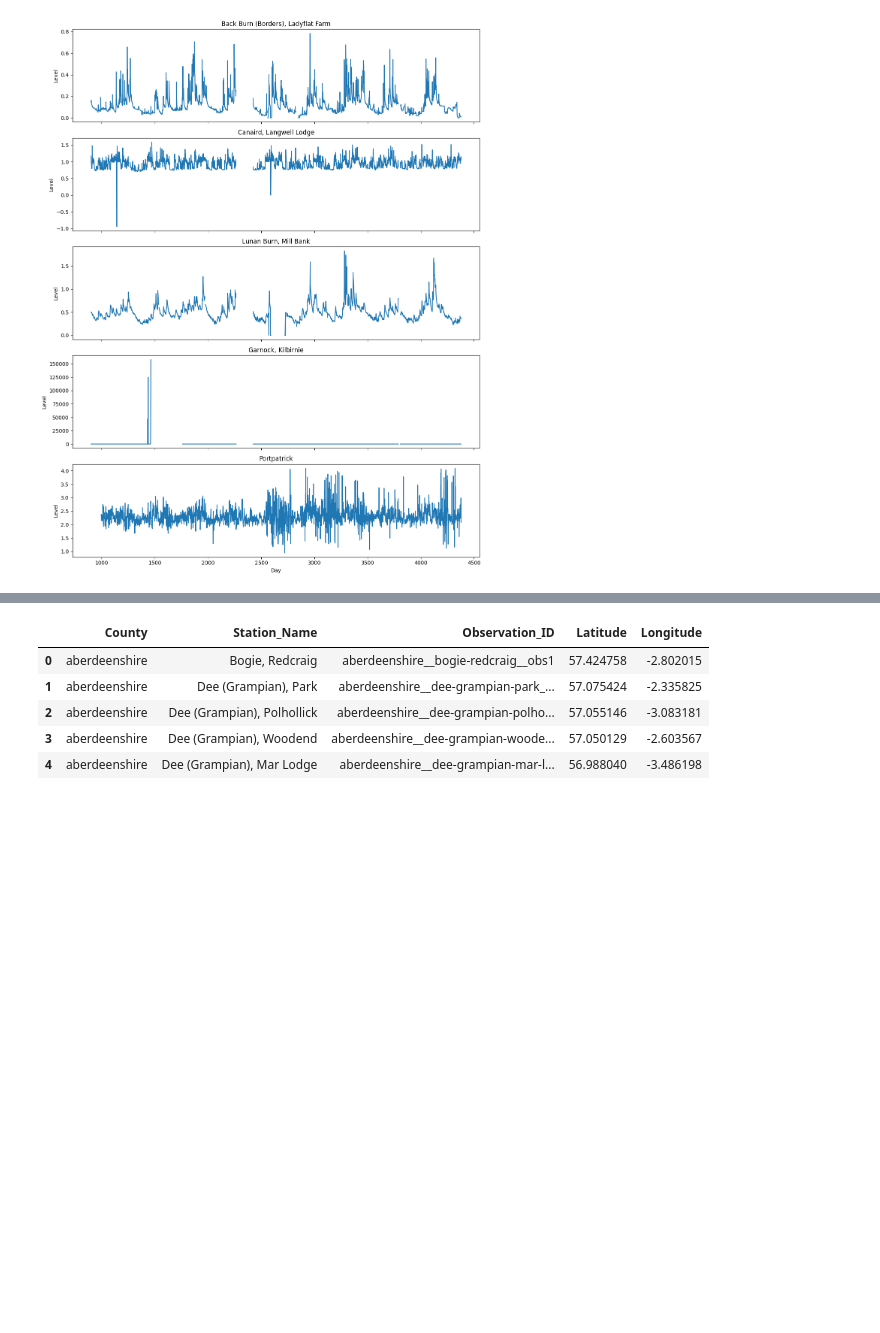
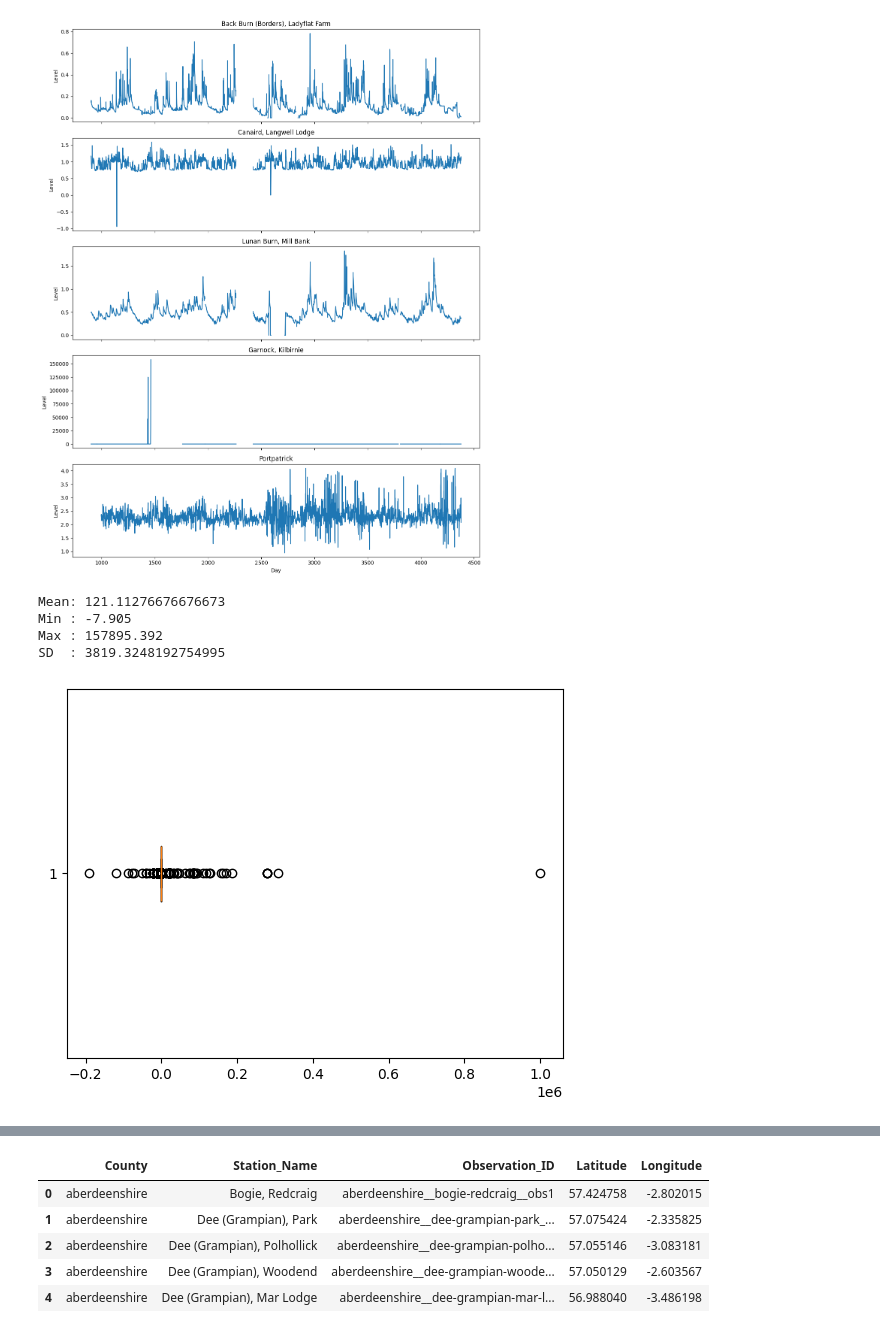
Before and after one commit to B318786-2026/Machine-learning-project, a Jupyter notebook: project.ipynb, the cells around one changed output, grey strips where cells are left out. Saved outputs shown, nothing was run; the diff lists cells and outputs as text; code cells hidden in the pictures; blank space fills up the shorter version.

```diff
--- a/project.ipynb
+++ b/project.ipynb
@@ -133,3 +133,29 @@ plt.tight_layout()
 plt.show()
 # %% [output]
 [figure]
+# %%
+station = df_avg[df_avg["Station_Name"] == "Garnock, Kilbirnie"]
+
+values = station.iloc[:, 3:]  # all columns from the 3rd onwards
+
+print("Mean:", values.mean(axis=1).iloc[0])
+print("Min :", values.min(axis=1).iloc[0])
+print("Max :", values.max(axis=1).iloc[0])
+print("SD  :", values.std(axis=1).iloc[0])
+# %% [output]
+Mean: 121.11276676676673
+Min : -7.905
+Max : 157895.392
+SD  : 3819.3248192754995
+# %%
+
+values = df_avg.iloc[:, 3:].apply(pd.to_numeric, errors="coerce")
+all_values = values.to_numpy().flatten()
+
+# Remove NaNs
+all_values = all_values[~np.isnan(all_values)]
+
+plt.boxplot(all_values, vert=False)
+plt.show()
+# %% [output]
+[figure, added]
```
Also changed, not shown: parts of 3 cells of this notebook.
